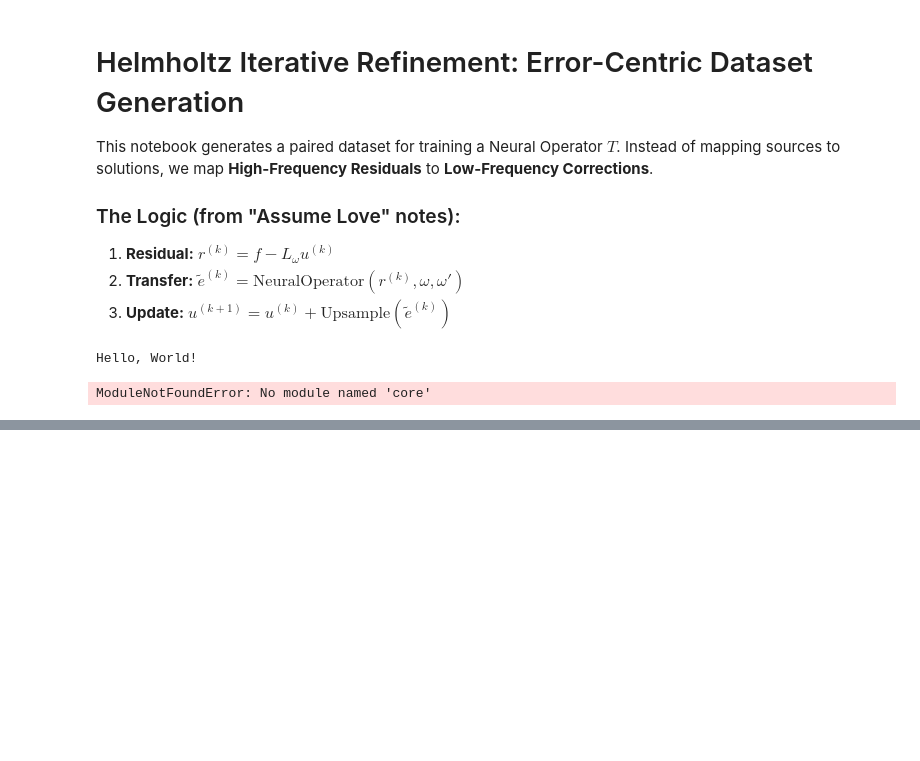
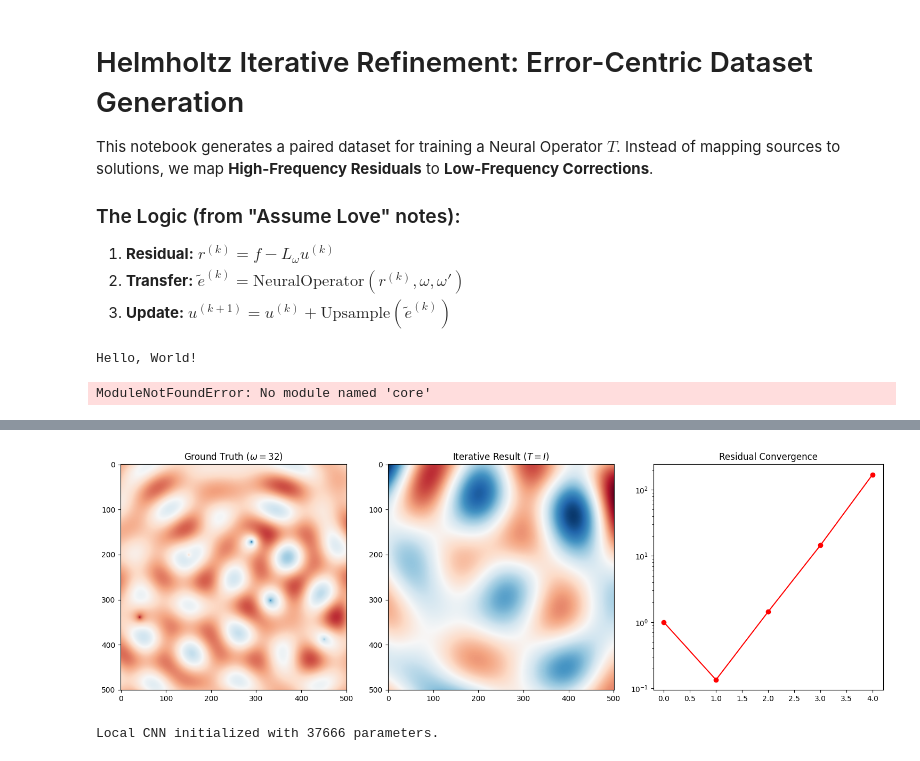
Before and after one commit to fkiewiet/Freq2Trans, a Jupyter notebook: experiments/res_data.ipynb, the cells around one changed output, grey strips where cells are left out. Saved outputs shown, nothing was run; the diff lists cells and outputs as text; code cells hidden in the pictures; blank space fills up the shorter version.

```diff
--- a/experiments/res_data.ipynb
+++ b/experiments/res_data.ipynb
@@ -37,0 +165,46 @@ ModuleNotFoundError: No module named 'core'
+# %%
+fig, ax = plt.subplots(1, 3, figsize=(15, 5))
+im0 = ax[0].imshow(np.real(u_32_true), cmap='RdBu')
+ax[0].set_title("Ground Truth ($\omega=32$)")
+im1 = ax[1].imshow(np.real(u_final), cmap='RdBu')
+ax[1].set_title("Iterative Result ($T=I$)")
+ax[2].semilogy(history, 'r-o')
+ax[2].set_title("Residual Convergence")
+plt.tight_layout()
+plt.show()
+# %% [output]
+[figure, added]
+# %%
+import torch
+import torch.nn as nn
+
+class LocalConvNet(nn.Module):
+    """
+    Local CNN operator T for Iterative Refinement.
+    Maintains constant spatial resolution to learn local stencil corrections.
+    """
+    def __init__(self, depth=5, filters=32, kernel_size=3):
+        super(LocalConvNet, self).__init__()
+
+        layers = []
+        # Input: 2 channels (Real, Imaginary)
+        in_channels = 2
+
+        for i in range(depth):
+            layers.append(nn.Conv2d(in_channels, filters, kernel_size, padding=kernel_size//2))
+            layers.append(nn.LeakyReLU(0.1))
+            in_channels = filters
+
+        # Final layer back to 2 channels
+        layers.append(nn.Conv2d(filters, 2, kernel_size=1))
+        self.net = nn.Sequential(*layers)
+
+    def forward(self, x):
+        # x: [Batch, 2, N, N]
+        return self.net(x)
+
+# Model configuration
+model_T = LocalConvNet(depth=5, filters=32, kernel_size=3)
+print(f"Local CNN initialized with {sum(p.numel() for p in model_T.parameters())} parameters.")
+# %% [output]
+Local CNN initialized with 37666 parameters.
```
Also changed, not shown: parts of 25 cells of this notebook, 2 other files.
